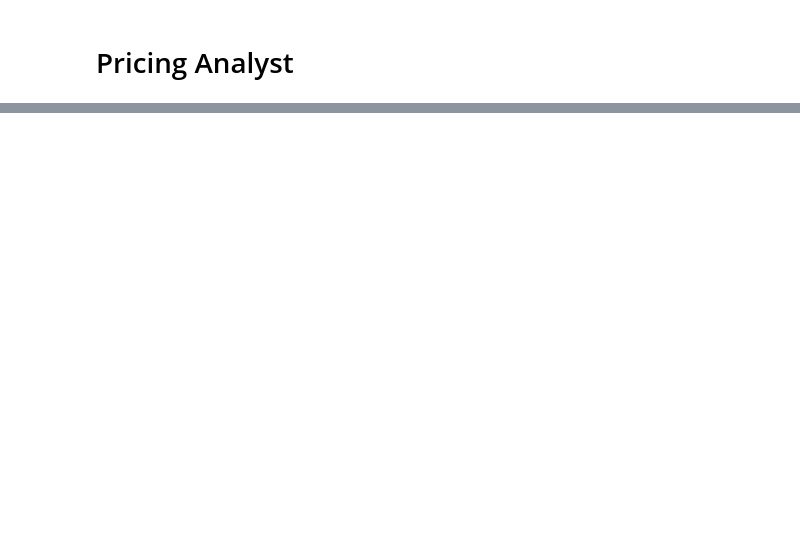
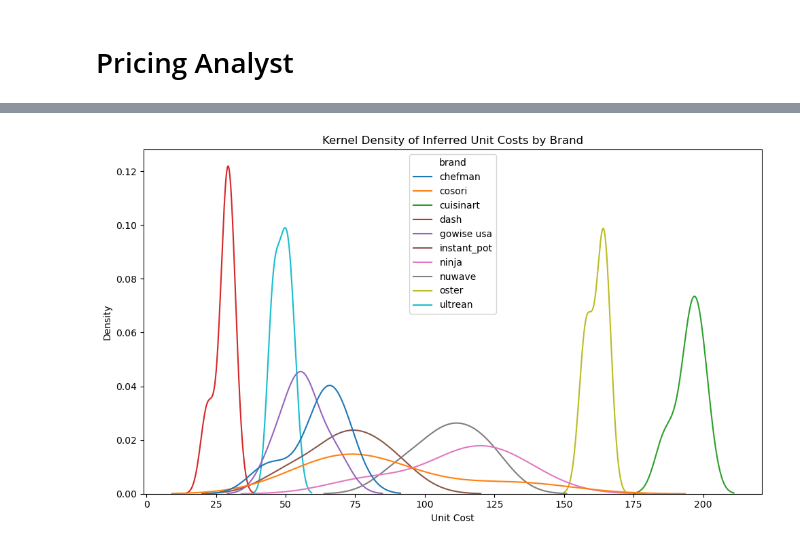
Before and after one commit to nathan4luu/DS-3001-Project-2, a Jupyter notebook: deliverables/pricing-analyst.ipynb, the cells around one changed output, grey strips where cells are left out. Saved outputs shown, nothing was run; the diff lists cells and outputs as text; code cells hidden in the pictures; blank space fills up the shorter version.

```diff
--- a/deliverables/pricing-analyst.ipynb
+++ b/deliverables/pricing-analyst.ipynb
@@ -39,0 +185,9 @@ This part of the work is the **pricing analyst** or **applied economist** role:
+# %%
+plt.figure(figsize=(10, 6))
+sns.kdeplot(data=df, x="unit_cost", hue="brand", common_norm=False)
+plt.title("Kernel Density of Inferred Unit Costs by Brand")
+plt.xlabel("Unit Cost")
+plt.tight_layout()
+plt.show()
+# %% [output]
+[figure, added]
```
Also changed, not shown: parts of 17 cells of this notebook.
